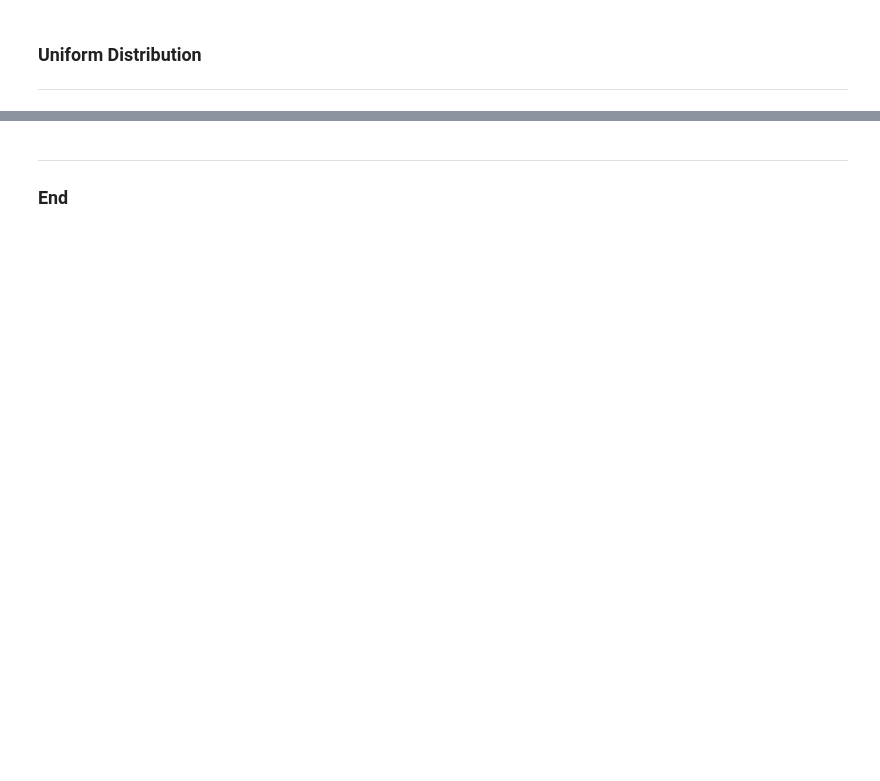
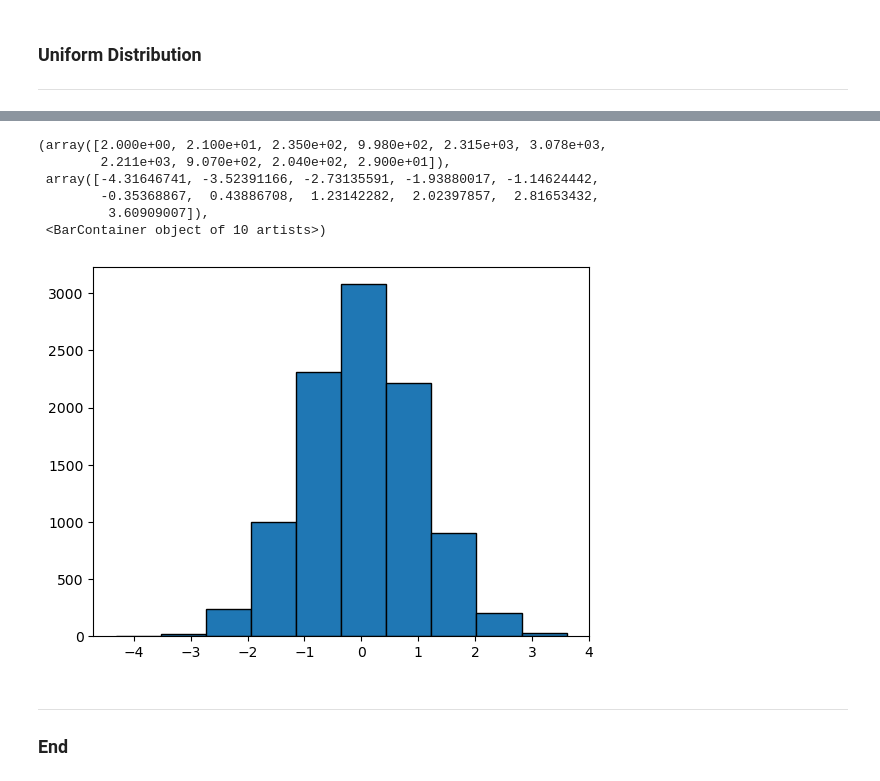
Before and after one commit to galto4/mywork, a Jupyter notebook: random.ipynb, the cells around one changed output, grey strips where cells are left out. Drawn from its saved outputs; the diff is of its cells as text; code cells hidden in the pictures; blank space fills up the shorter version.

```diff
--- a/random.ipynb
+++ b/random.ipynb
@@ -158,3 +190,14 @@ plt.bar(values, counts, edgecolor='black')
+# %%
+# Plot Histogram
+plt.hist(x, edgecolor='black')
+# %% [output]
+(array([2.000e+00, 2.100e+01, 2.350e+02, 9.980e+02, 2.315e+03, 3.078e+03,
+        2.211e+03, 9.070e+02, 2.040e+02, 2.900e+01]),
+ array([-4.31646741, -3.52391166, -2.73135591, -1.93880017, -1.14624442,
+        -0.35368867,  0.43886708,  1.23142282,  2.02397857,  2.81653432,
+         3.60909007]),
+ <BarContainer object of 10 artists>)
+[figure, added]
 # %% [markdown]
 ***
 
```
Also changed, not shown: parts of 17 cells of this notebook, 1 other file.
